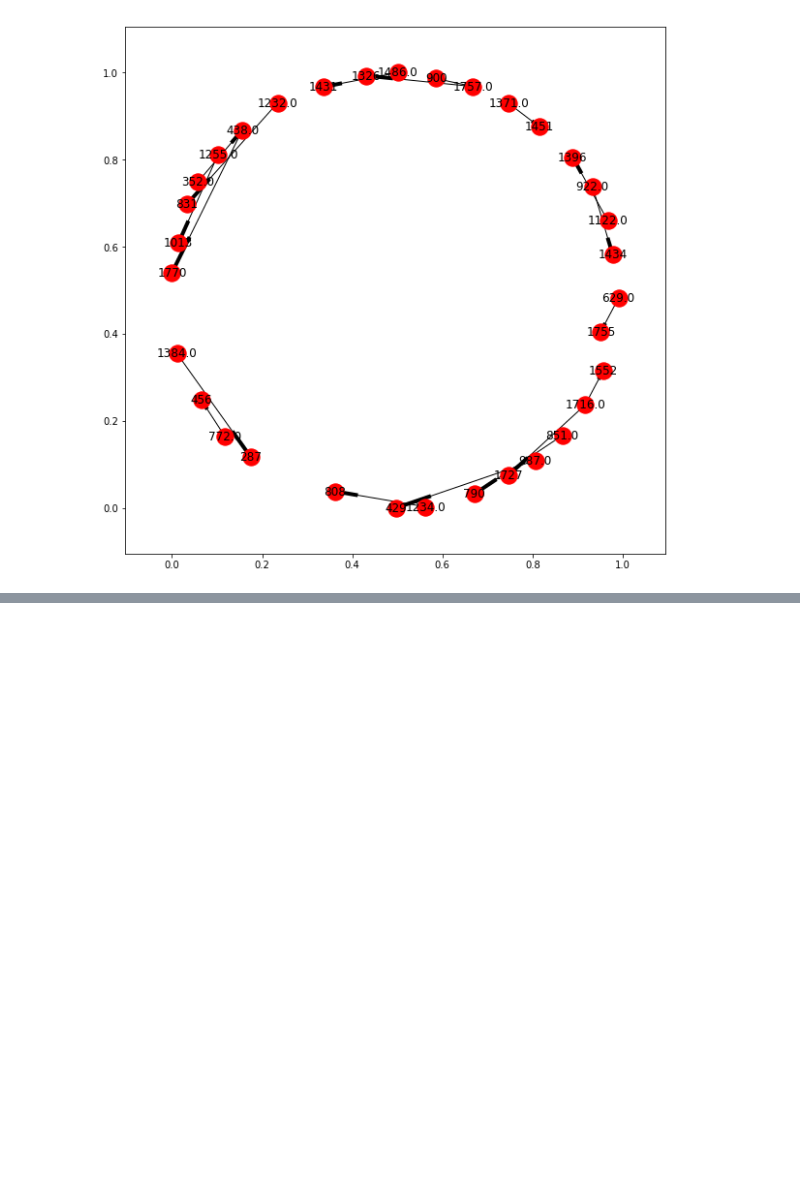
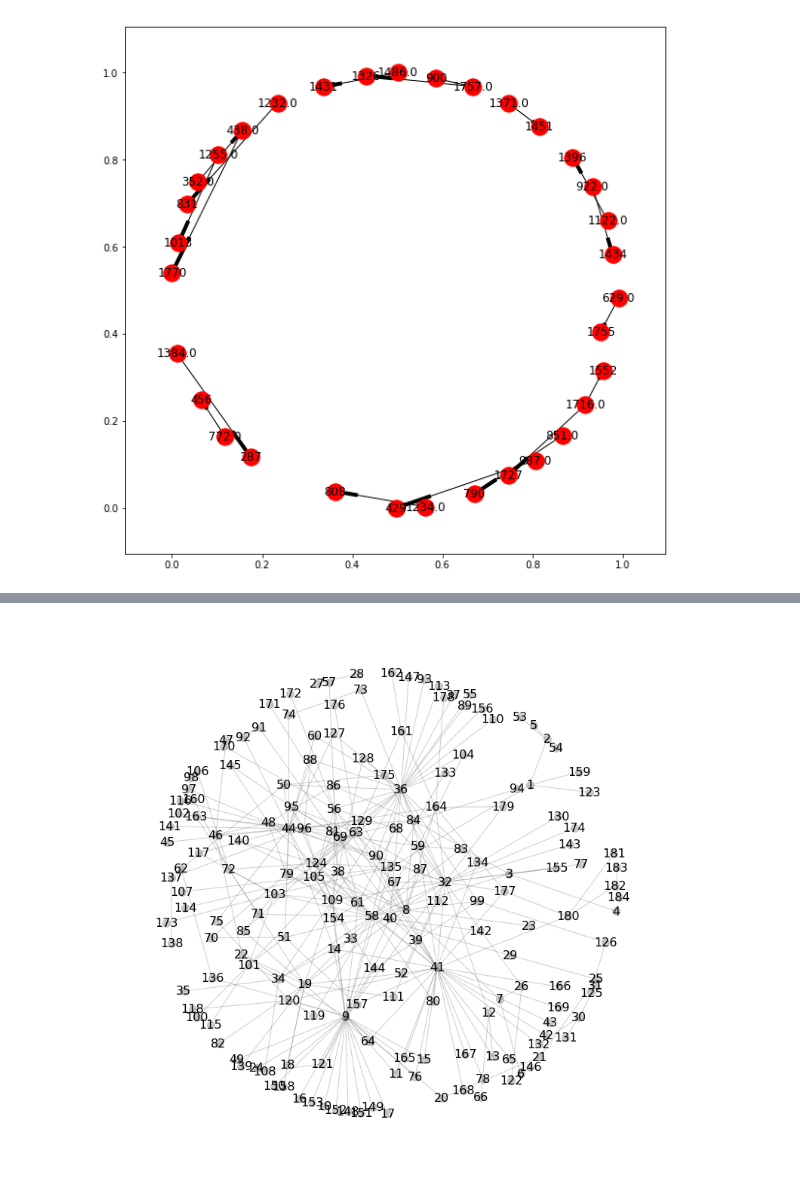
Before and after one commit to Euphe/ns, a Jupyter notebook: Classes Module 3/03_5.1_struct_sim.ipynb, the cells around one changed output, grey strips where cells are left out. Cells and saved outputs as stored; diff of their text form; code cells hidden in the pictures; blank space fills up the shorter version.

```diff
--- a/Classes Module 3/03_5.1_struct_sim.ipynb
+++ b/Classes Module 3/03_5.1_struct_sim.ipynb
@@ -331,0 +356,9 @@ nx.draw_networkx(G)
+# %%
+data = pd.read_csv('CollegeMsg.txt', sep=" ", header=None)
+data.columns = ['node1', 'node2', 'timestamp']
+data.node1 = data.node1.astype(int)
+data.node2 = data.node2.astype(int)
+data.timestamp = data.timestamp.astype(int)
+data['dt'] = pd.to_datetime(data.timestamp, unit='s')
+data = data.sort_values(by='timestamp')
+data.head(10)
@@ -331,0 +399,22 @@ nx.draw_networkx(G)
+# %%
+def temporal_graphs(edges, n_splits):
+    graphs = []
+    timestamps = []
+
+    #all_nodes = set(edges.node1.unique()).union(set(edges.node2.unique()))
+    for k in range(0, len(edges), len(edges)/n_splits):
+        if k == 0:
+            continue
+        split_edges = edges.iloc[:k]
+        timestamp = split_edges.iloc[-1].timestamp
+
+        graph = nx.Graph()
+        #graph.add_nodes_from(all_nodes)
+        split_edges = split_edges[['node1', 'node2']].values
+        graph.add_edges_from(split_edges)
+        graph.timestamp = timestamp
+        graph.split_index = k
+        graphs.append(graph)
+    return graphs
+
+graphs = temporal_graphs(data, 100)
@@ -331,0 +429,4 @@ nx.draw_networkx(G)
+# %%
+draw_nx(graphs[0])
+# %% [output]
+[figure, added]
```
Also changed, not shown: parts of 17 cells of this notebook.
